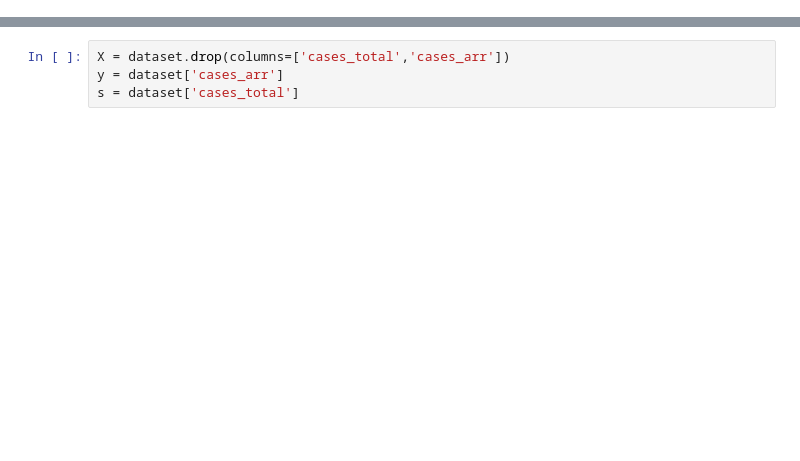
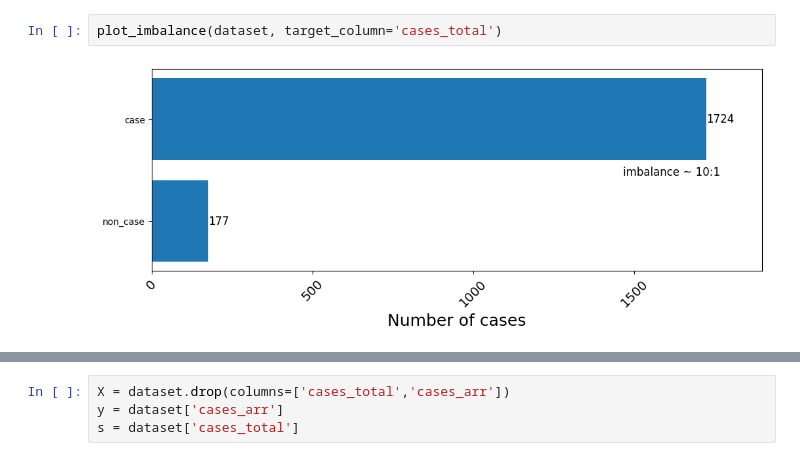
Before and after one commit to dsainidis/MBD-Prediction, a Jupyter notebook: NUTS3 - Level/Greece/notebooks/modeling/P_Models/GR_Modeling_&_Training_P2_2010-2023_xgb_kfold_multiout.ipynb, the cells around one changed output, grey strips where cells are left out. Cells and saved outputs as stored; diff of their text form; blank space fills up the shorter version.

```diff
--- a/NUTS3 - Level/Greece/notebooks/modeling/P_Models/GR_Modeling_&_Training_P2_2010-2023_xgb_kfold_multiout.ipynb
+++ b/NUTS3 - Level/Greece/notebooks/modeling/P_Models/GR_Modeling_&_Training_P2_2010-2023_xgb_kfold_multiout.ipynb
@@ -79,0 +84,4 @@ dataset.head()
+# %%
+plot_imbalance(dataset, target_column='cases_total')
+# %% [output]
+[figure, added]
```
Also changed, not shown: parts of 14 cells of this notebook, 4 other files.
